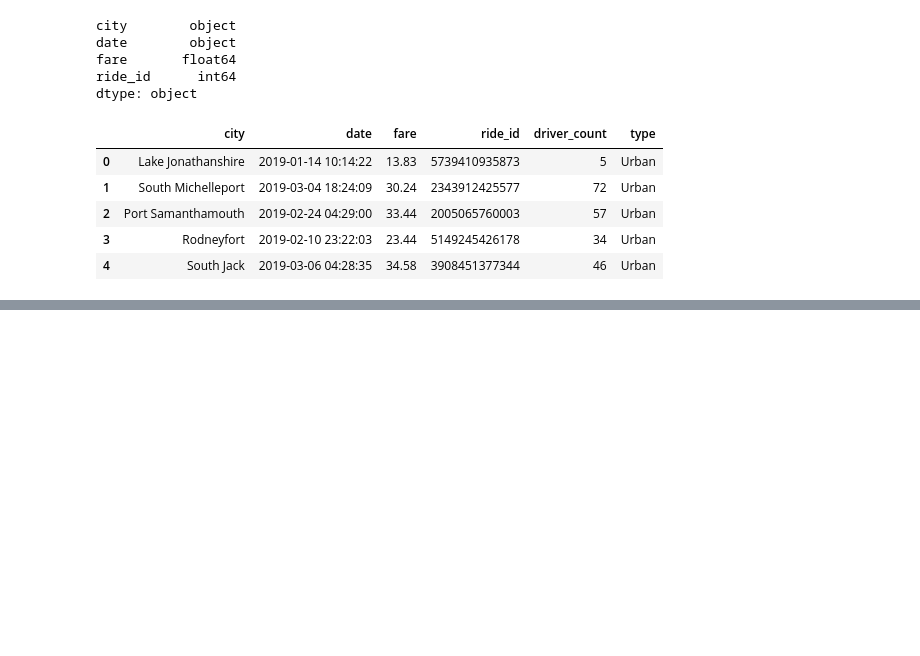
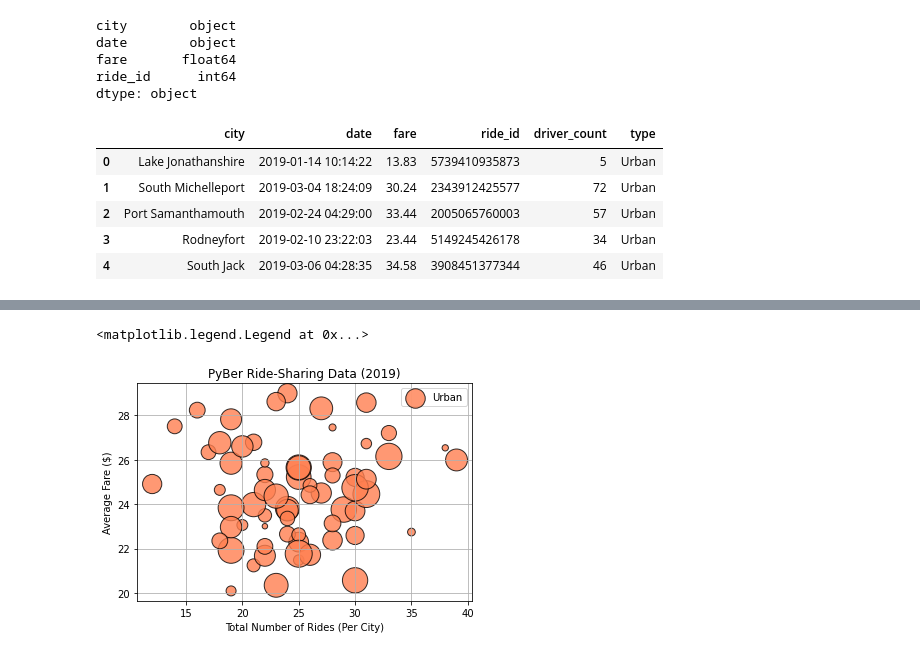
Before and after one commit to jrobert2121/PyBer_Analysis, a Jupyter notebook: PyBer.ipynb, the cells around one changed output, grey strips where cells are left out. Cells and saved outputs as stored; diff of their text form; code cells hidden in the pictures; blank space fills up the shorter version.

Commit message:
add bubble chart and analysis folder

```diff
--- a/PyBer.ipynb
+++ b/PyBer.ipynb
@@ -123,3 +123,7 @@ pyber_data_df.head()
 | 2 | Port Samanthamouth | 2019-02-24 04:29:00 | 33.44 | 2005065760003 | 57 | Urban |
 | 3 | Rodneyfort | 2019-02-10 23:22:03 | 23.44 | 5149245426178 | 34 | Urban |
 | 4 | South Jack | 2019-03-06 04:28:35 | 34.58 | 3908451377344 | 46 | Urban |
+# %%
+# create the Urban city df
+urban_cities_df = pyber_data_df[pyber_data_df["type"] == "Urban"]
+urban_cities_df.head()
@@ -125,0 +159,4 @@ pyber_data_df.head()
+# %%
+# get number of rides for urban cities
+urban_ride_count = urban_cities_df.groupby(["city"]).count()["ride_id"]
+urban_ride_count.head()
@@ -125,0 +176,9 @@ pyber_data_df.head()
+# %%
+# get average fare for each city type
+urban_avg_fare = urban_cities_df.groupby(["city"]).mean()["fare"]
+
+suburban_avg_fare = suburban_cities_df.groupby(["city"]).mean()["fare"]
+
+rural_avg_fare = rural_cities_df.groupby(["city"]).mean()["fare"]
+
+urban_avg_fare.head()
@@ -125,0 +193,9 @@ pyber_data_df.head()
+# %%
+# get average number of drives for each city type
+urban_avg_driver_count = urban_cities_df.groupby(["city"]).mean()["driver_count"]
+
+suburban_avg_driver_count = suburban_cities_df.groupby(["city"]).mean()["driver_count"]
+
+rural_avg_driver_count = rural_cities_df.groupby(["city"]).mean()["driver_count"]
+
+suburban_avg_driver_count.head()
@@ -125,0 +210,13 @@ pyber_data_df.head()
+# %%
+# create scatter plot for urban cities
+plt.scatter(urban_ride_count, urban_avg_fare, s=urban_avg_driver_count*10,
+            color="coral", edgecolor="black", lw=1, alpha=.8, label="Urban")
+plt.title("PyBer Ride-Sharing Data (2019)")
+plt.ylabel("Average Fare ($)")
+plt.xlabel("Total Number of Rides (Per City)")
+plt.grid(True)
+# add legend
+plt.legend()
+# %% [output]
+<matplotlib.legend.Legend at 0x...>
+[figure, added]
```
Also changed, not shown: parts of 10 cells of this notebook, 1 other file.
